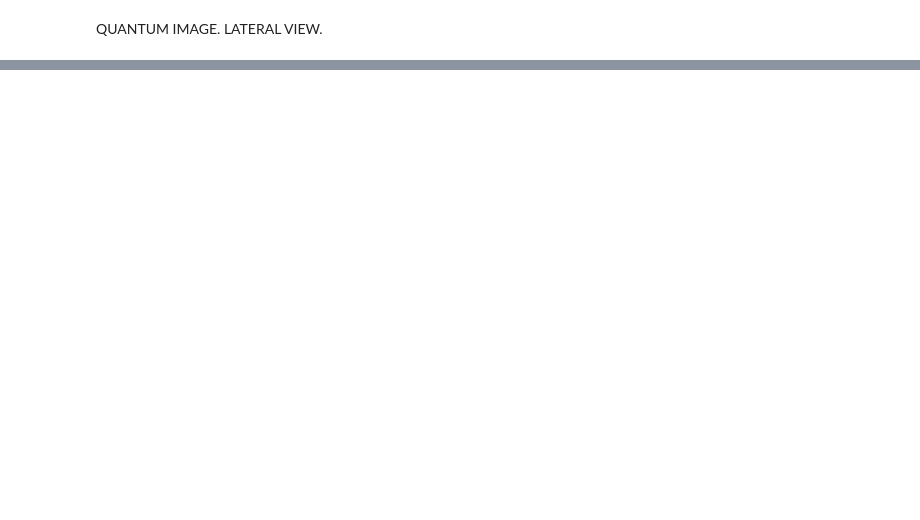
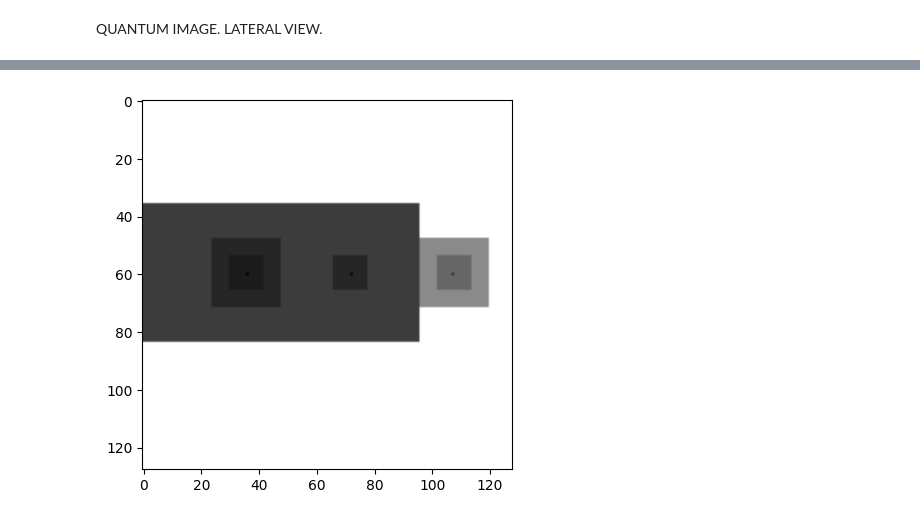
Before and after one commit to Leo00010011/IPBMI_Notebooks, a Jupyter notebook: E6/IPBMA_6_Projection_Radiography.ipynb, the cells around one changed output, grey strips where cells are left out. Drawn from its saved outputs; the diff is of its cells as text; code cells hidden in the pictures; blank space fills up the shorter version.

```diff
--- a/E6/IPBMA_6_Projection_Radiography.ipynb
+++ b/E6/IPBMA_6_Projection_Radiography.ipynb
@@ -176,0 +119,11 @@ pyplot.show()
+# %%
+# Detection
+# dImage -> The detected image, without noise.
+f= 2
+QDE= 0.75
+dImage= detector_QDE(qImage, int(size/f), int(size/f), QDE)
+# %%
+pyplot.imshow(dImage, cmap="gray")
+pyplot.show()
+# %% [output]
+[figure, added]
```
Also changed, not shown: parts of 57 cells of this notebook, 2 other files.
